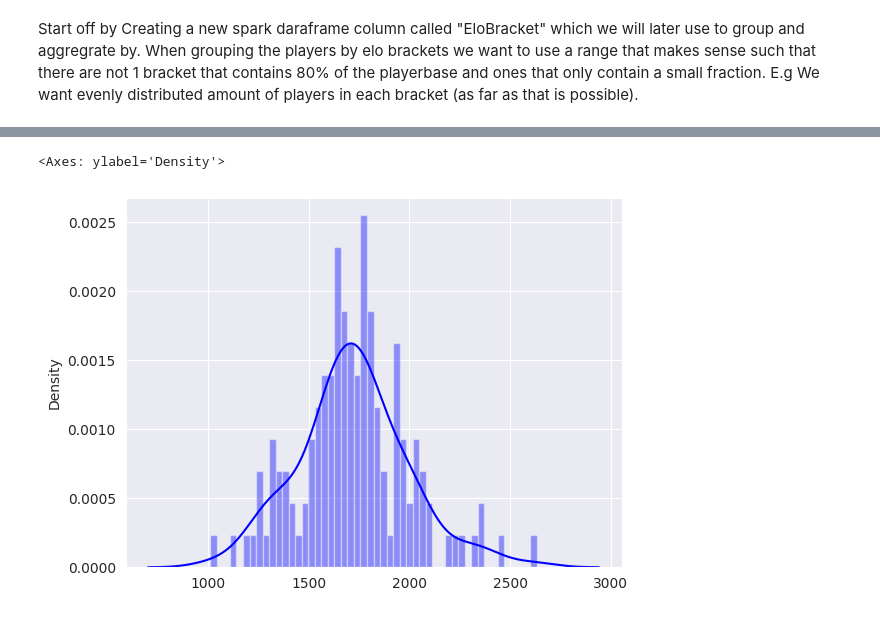
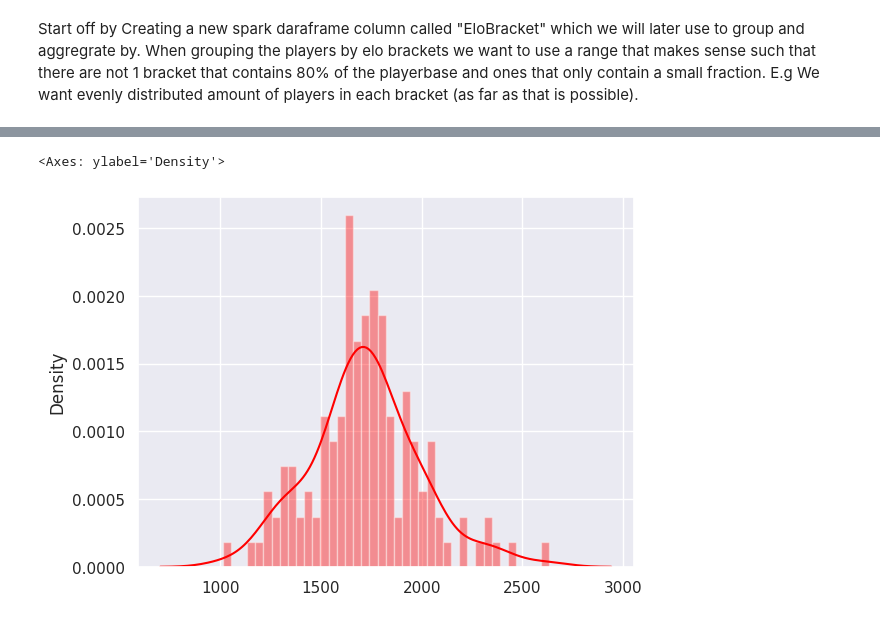
Before and after one commit to mceiring/DAT500-Project, a Jupyter notebook: spark_chesser.ipynb, the cells around one changed output, grey strips where cells are left out. Drawn from its saved outputs; the diff is of its cells as text; code cells hidden in the pictures.

```diff
--- a/spark_chesser.ipynb
+++ b/spark_chesser.ipynb
@@ -238,5 +147,5 @@ Start off by Creating a new spark daraframe column called "EloBracket" which we
 elo_list = eval_games.select(collect_list("WhiteElo")).first()[0]
 sns.set_theme(style="ticks")
 sns.set_style('darkgrid')
-sns.distplot(elo_list, kde = True, bins = 50, color ='blue', palette="light:m_r", x="Elo",)
+sns.distplot(elo_list, kde=True, color ='red', bins=40)
 # %% [output]
@@ -260,5 +161,5 @@ https://gist.github.com/mwaskom/de44147ed2974457ad6372750bbe5751
 <Axes: ylabel='Density'>
-[figure, old version]
+[figure, new version]
 # %%
 time_control_white_blunders_averages = eval_games \
     .groupBy("TimeControl") \
```
Also changed, not shown: parts of 8 cells of this notebook, 3 other files.
